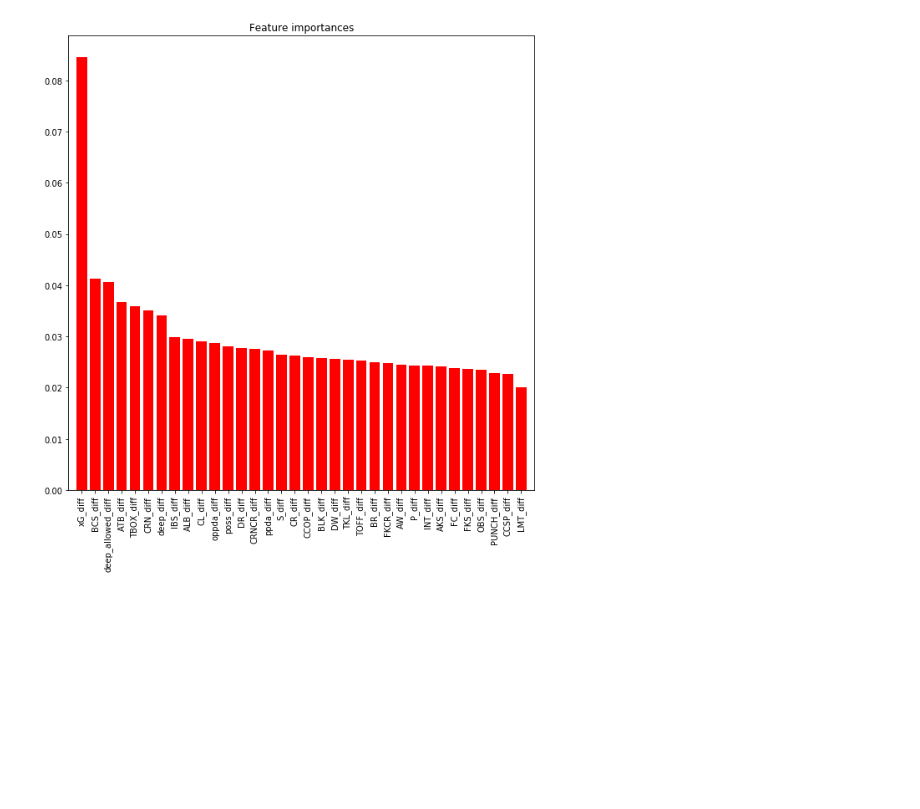
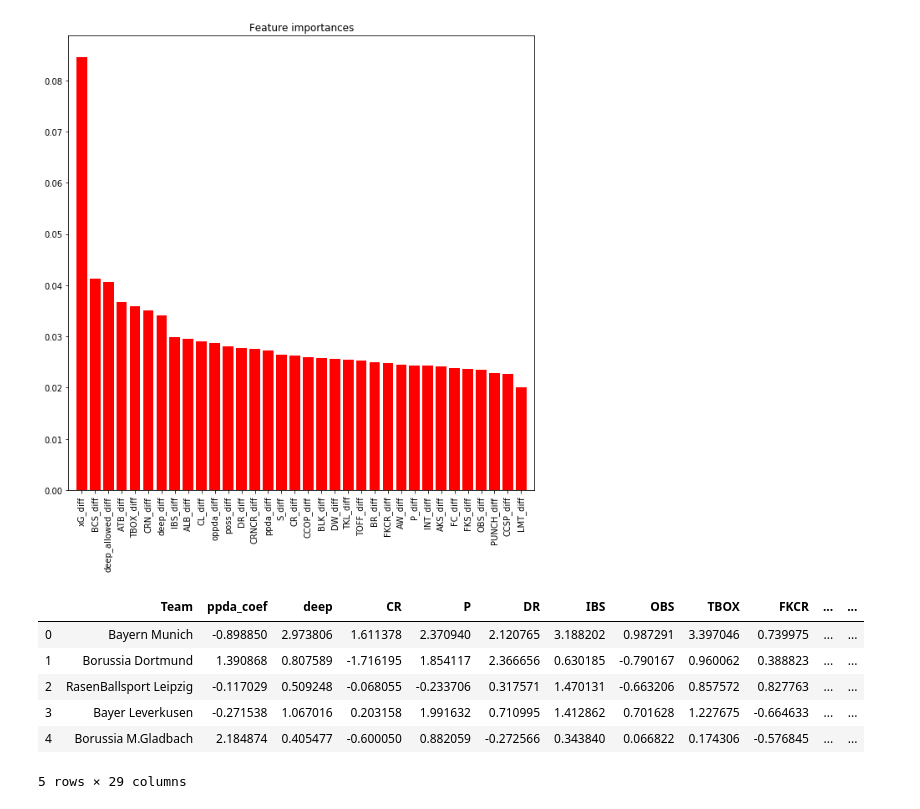
Before and after one commit to triolinho/final_project_repo, a Jupyter notebook: final_4.ipynb, the cells around one changed output. Cells and saved outputs as stored; diff of their text form; code cells hidden in the pictures; blank space fills up the shorter version.

```diff
--- a/final_4.ipynb
+++ b/final_4.ipynb
@@ -1244,4 +1292,14 @@ plt.xlim([-1, X.shape[1]])
 plt.show()
 # %% [output]
 [figure]
+# %%
+df_scaled3.head()
+# %% [output]
+|  | Team | ppda_coef | deep | CR | P | DR | IBS | OBS | TBOX | FKCR | ... | ... |
+| 0 | Bayern Munich | -0.898850 | 2.973806 | 1.611378 | 2.370940 | 2.120765 | 3.188202 | 0.987291 | 3.397046 | 0.739975 | ... | ... |
+| 1 | Borussia Dortmund | 1.390868 | 0.807589 | -1.716195 | 1.854117 | 2.366656 | 0.630185 | -0.790167 | 0.960062 | 0.388823 | ... | ... |
+| 2 | RasenBallsport Leipzig | -0.117029 | 0.509248 | -0.068055 | -0.233706 | 0.317571 | 1.470131 | -0.663206 | 0.857572 | 0.827763 | ... | ... |
+| 3 | Bayer Leverkusen | -0.271538 | 1.067016 | 0.203158 | 1.991632 | 0.710995 | 1.412862 | 0.701628 | 1.227675 | -0.664633 | ... | ... |
+| 4 | Borussia M.Gladbach | 2.184874 | 0.405477 | -0.600050 | 0.882059 | -0.272566 | 0.343840 | 0.066822 | 0.174306 | -0.576845 | ... | ... |
+5 rows × 29 columns
 # %%
```
Also changed, not shown: parts of 36 cells of this notebook, 21 other files.
